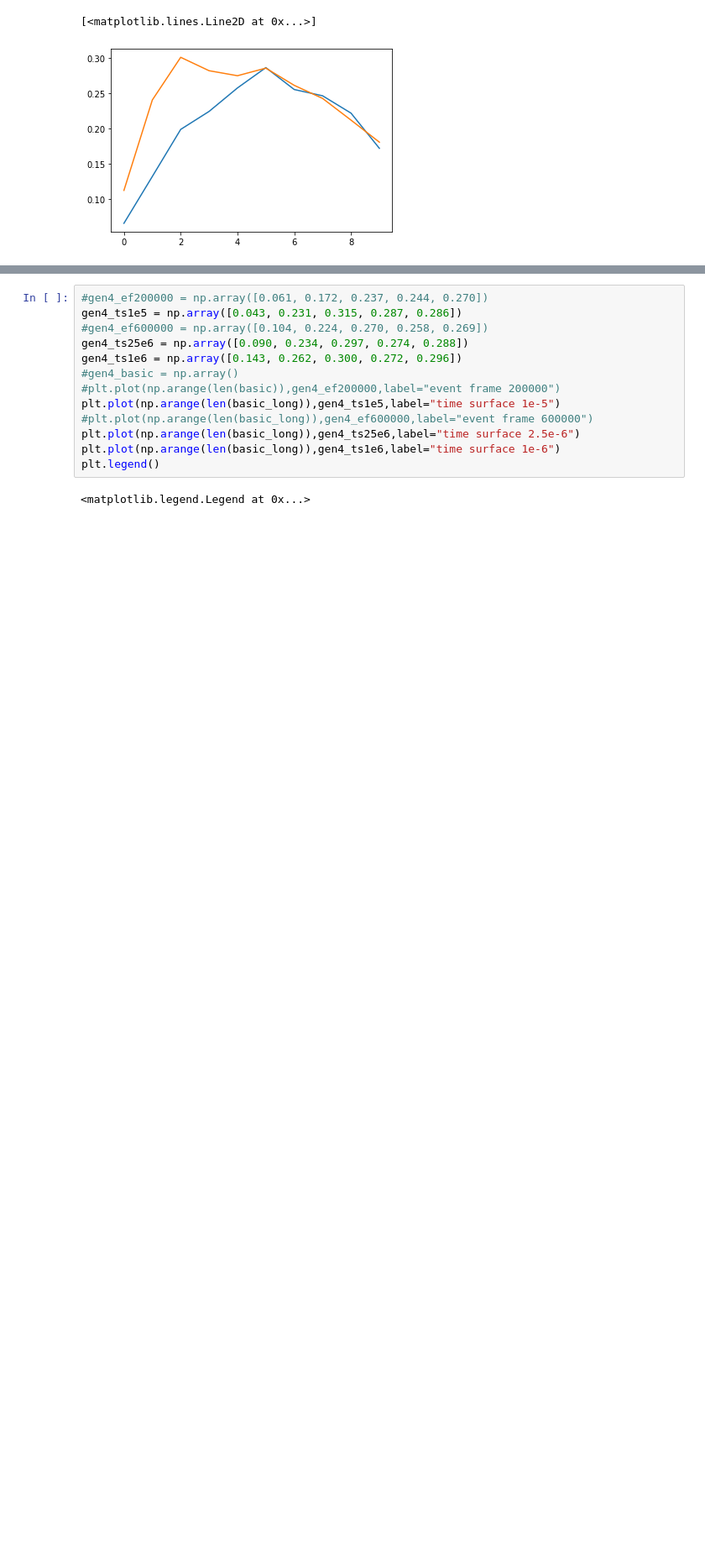
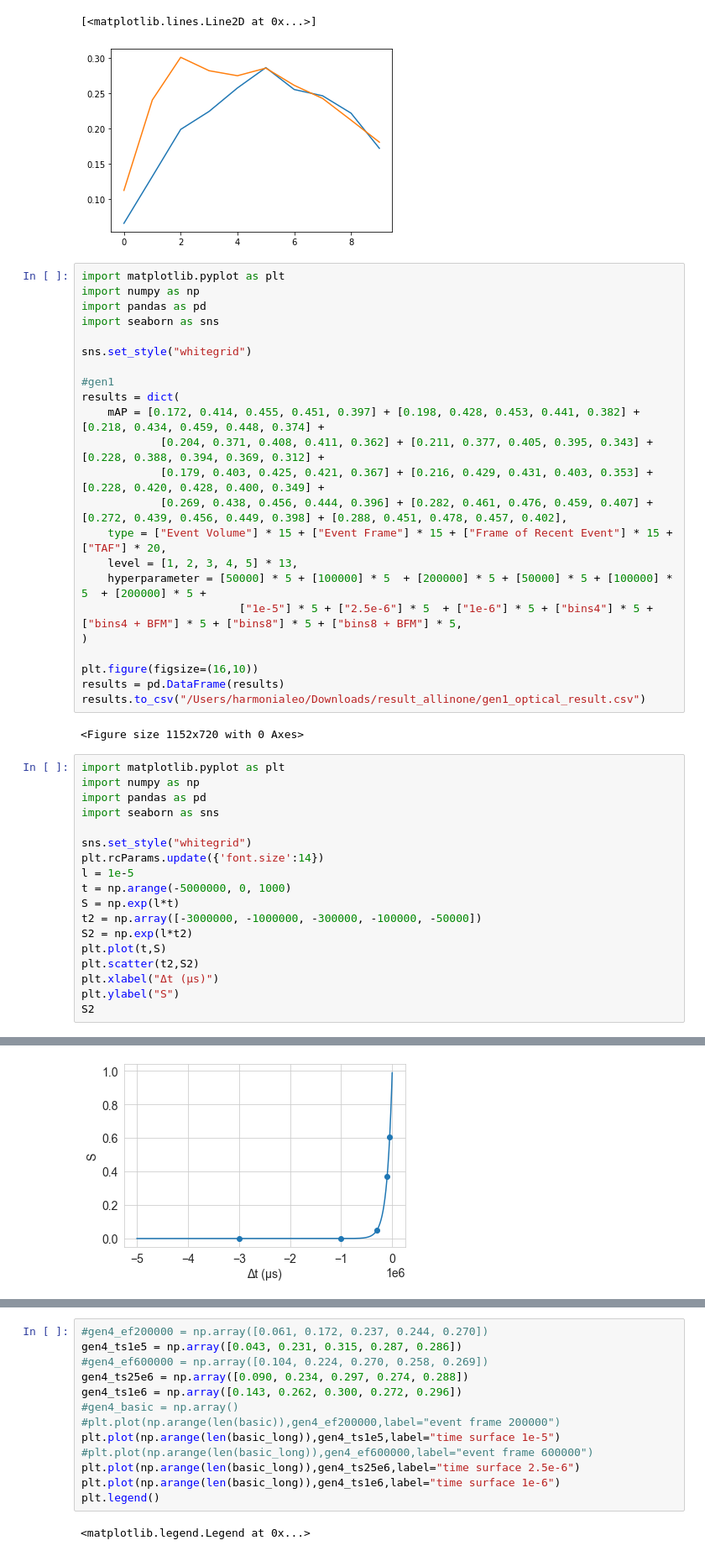
Before and after one commit to HarmoniaLeo/prophesee-automotive-dataset-toolbox, a Jupyter notebook: experiments3.ipynb, the cells around one changed output, grey strips where cells are left out. Shown: that part at 84% size. Drawn from its saved outputs; the diff is of its cells as text; blank space fills up the shorter version.

```diff
--- a/experiments3.ipynb
+++ b/experiments3.ipynb
@@ -246,3 +246,47 @@ plt.plot(np.arange(len(basic_long)),basic_long)
 # %% [output]
 [<matplotlib.lines.Line2D at 0x...>]
 [figure]
+# %%
+import matplotlib.pyplot as plt
+import numpy as np
+import pandas as pd
+import seaborn as sns
+
+sns.set_style("whitegrid")
+
+#gen1
+results = dict(
+    mAP = [0.172, 0.414, 0.455, 0.451, 0.397] + [0.198, 0.428, 0.453, 0.441, 0.382] + [0.218, 0.434, 0.459, 0.448, 0.374] +
+            [0.204, 0.371, 0.408, 0.411, 0.362] + [0.211, 0.377, 0.405, 0.395, 0.343] + [0.228, 0.388, 0.394, 0.369, 0.312] +
+            [0.179, 0.403, 0.425, 0.421, 0.367] + [0.216, 0.429, 0.431, 0.403, 0.353] + [0.228, 0.420, 0.428, 0.400, 0.349] +
+            [0.269, 0.438, 0.456, 0.444, 0.396] + [0.282, 0.461, 0.476, 0.459, 0.407] + [0.272, 0.439, 0.456, 0.449, 0.398] + [0.288, 0.451, 0.478, 0.457, 0.402],
+    type = ["Event Volume"] * 15 + ["Event Frame"] * 15 + ["Frame of Recent Event"] * 15 + ["TAF"] * 20,
+    level = [1, 2, 3, 4, 5] * 13,
+    hyperparameter = [50000] * 5 + [100000] * 5  + [200000] * 5 + [50000] * 5 + [100000] * 5  + [200000] * 5 +
+                        ["1e-5"] * 5 + ["2.5e-6"] * 5  + ["1e-6"] * 5 + ["bins4"] * 5 + ["bins4 + BFM"] * 5 + ["bins8"] * 5 + ["bins8 + BFM"] * 5,
+)
+
+plt.figure(figsize=(16,10))
+results = pd.DataFrame(results)
+results.to_csv("/Users/harmonialeo/Downloads/result_allinone/gen1_optical_result.csv")
+# %% [output]
+<Figure size 1152x720 with 0 Axes>
+# %%
+import matplotlib.pyplot as plt
+import numpy as np
+import pandas as pd
+import seaborn as sns
+
+sns.set_style("whitegrid")
+plt.rcParams.update({'font.size':14})
+l = 1e-5
+t = np.arange(-5000000, 0, 1000)
+S = np.exp(l*t)
+t2 = np.array([-3000000, -1000000, -300000, -100000, -50000])
+S2 = np.exp(l*t2)
+plt.plot(t,S)
+plt.scatter(t2,S2)
+plt.xlabel("Δt (μs)")
+plt.ylabel("S")
+S2
+# %% [output]
@@ -248,0 +295 @@ plt.plot(np.arange(len(basic_long)),basic_long)
+[figure, added]
```
Also changed, not shown: parts of 14 cells of this notebook, 9 other files.
